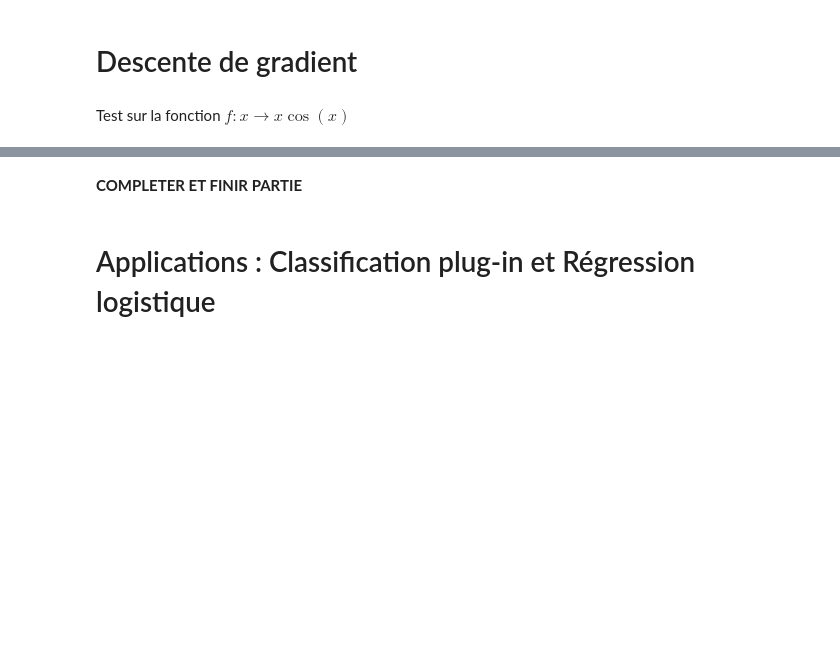
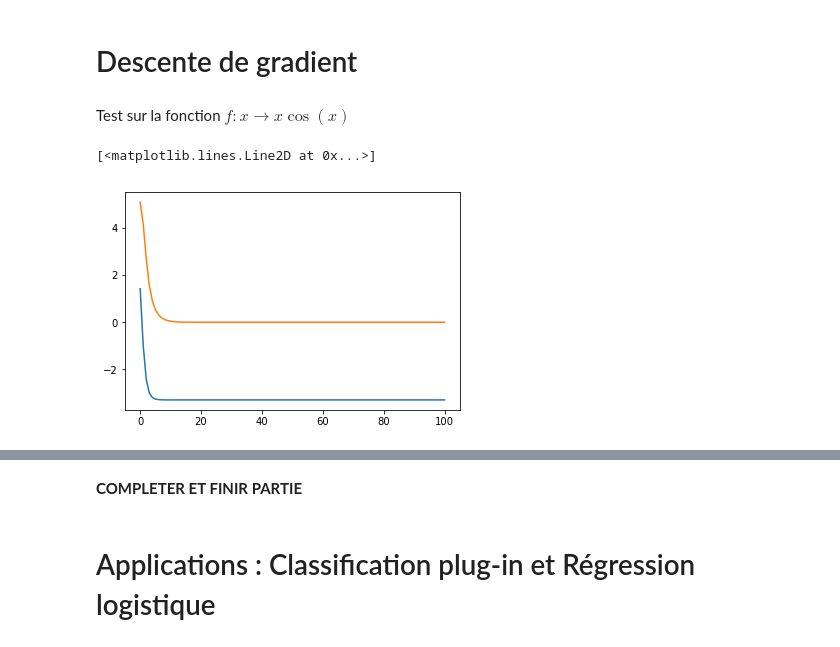
Before and after one commit to PierreBoyeau/classification-gradient_descend, a Jupyter notebook: gradient_classiefiers.ipynb, the cells around one changed output, grey strips where cells are left out. Drawn from its saved outputs; the diff is of its cells as text; code cells hidden in the pictures; blank space fills up the shorter version.

```diff
--- a/gradient_classiefiers.ipynb
+++ b/gradient_classiefiers.ipynb
@@ -206,7 +223,9 @@ plot_frontiere(xgentest, bay.predict)
 def optimize(func, dfunc, xinit=1, eps=0.1, max_iter=200):
     converged = False
     ind = 0
-    xt, ft, dt = xinit, func(xinit), dfunc(xinit)
+    xt = xinit
+    ft = func(xinit)
+    dt = dfunc(xinit)
     X, F, D = [xt], [ft], [dt]
     for i in range(max_iter):
         xt = xt - eps*dt
@@ -223,0 +242,11 @@ xs, fs, ds = optimize(f, df)
+# %%
+# First we want to plot the evolution of f and df in function of the number of iterations
+xs, fs, ds = optimize(f, df, xinit=5, eps=0.1, max_iter=100)
+
+n_iter = np.arange(len(xs))
+plt.figure()
+plt.plot(n_iter, fs)
+plt.plot(n_iter, ds)
+# %% [output]
+[<matplotlib.lines.Line2D at 0x...>]
+[figure, added]
```
Also changed, not shown: parts of 26 cells of this notebook, 2 other files.
